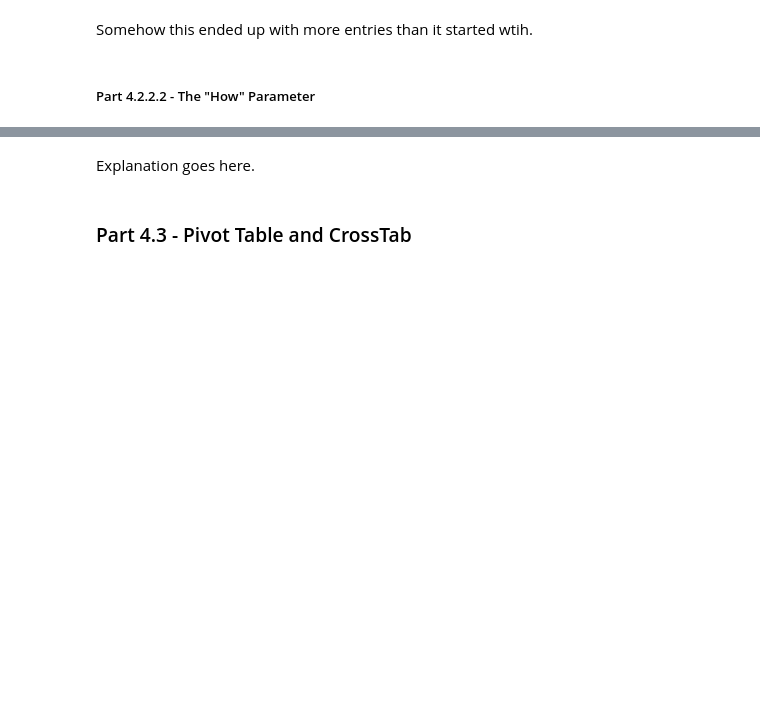
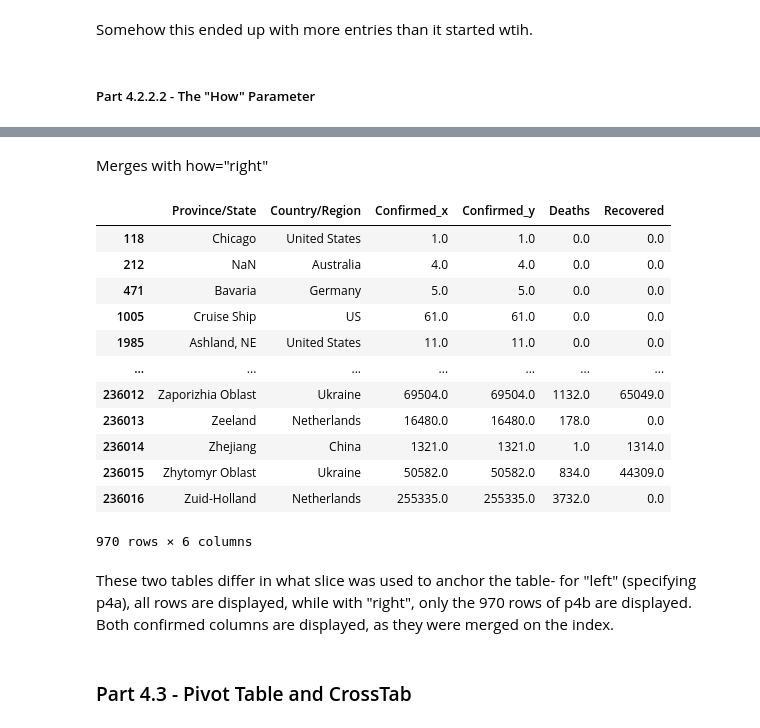
Before and after one commit to WBArno/PDA_Project, a Jupyter notebook: Part 4/Part_4_Code.ipynb, the cells around one changed output, grey strips where cells are left out. Saved outputs shown, nothing was run; the diff lists cells and outputs as text; code cells hidden in the pictures; blank space fills up the shorter version.

```diff
--- a/Part 4/Part_4_Code.ipynb
+++ b/Part 4/Part_4_Code.ipynb
@@ -697,5 +711,25 @@ p4a.merge(p4b, how="left", left_index=True, right_index=True)
-# %% [markdown]
-Explanation goes here.
+# %% [markdown]
+Merges with how="right"
+# %%
+p4a.merge(p4b, how="right", left_index=True, right_index=True)
+# %% [output]
+|  | Province/State | Country/Region | Confirmed_x | Confirmed_y | Deaths | Recovered |
+| 118 | Chicago | United States | 1.0 | 1.0 | 0.0 | 0.0 |
+| 212 | NaN | Australia | 4.0 | 4.0 | 0.0 | 0.0 |
+| 471 | Bavaria | Germany | 5.0 | 5.0 | 0.0 | 0.0 |
+| 1005 | Cruise Ship | US | 61.0 | 61.0 | 0.0 | 0.0 |
+| 1985 | Ashland, NE | United States | 11.0 | 11.0 | 0.0 | 0.0 |
+| ... | ... | ... | ... | ... | ... | ... |
+| 236012 | Zaporizhia Oblast | Ukraine | 69504.0 | 69504.0 | 1132.0 | 65049.0 |
+| 236013 | Zeeland | Netherlands | 16480.0 | 16480.0 | 178.0 | 0.0 |
+| 236014 | Zhejiang | China | 1321.0 | 1321.0 | 1.0 | 1314.0 |
+| 236015 | Zhytomyr Oblast | Ukraine | 50582.0 | 50582.0 | 834.0 | 44309.0 |
+| 236016 | Zuid-Holland | Netherlands | 255335.0 | 255335.0 | 3732.0 | 0.0 |
+970 rows × 6 columns
+# %% [markdown]
+These two tables differ in what slice was used to anchor the table- for "left" (specifying p4a), all rows are displayed,
+while with "right", only the 970 rows of p4b are displayed. Both confirmed columns are displayed, as they were merged
+on the index.
 # %% [markdown]
 ### Part 4.3 - Pivot Table and CrossTab
 # %% [markdown]
```
Also changed, not shown: parts of 3 cells of this notebook.
